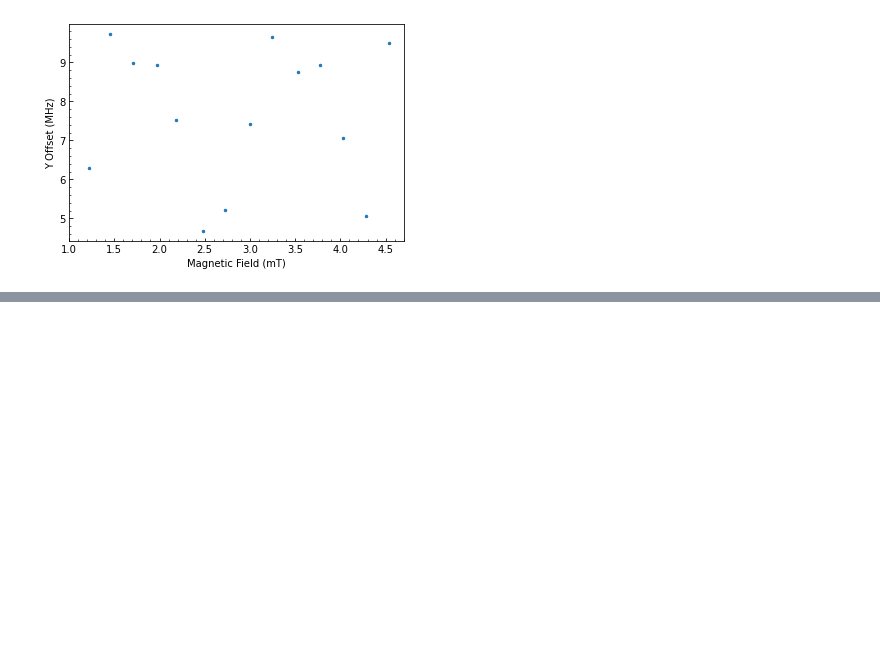
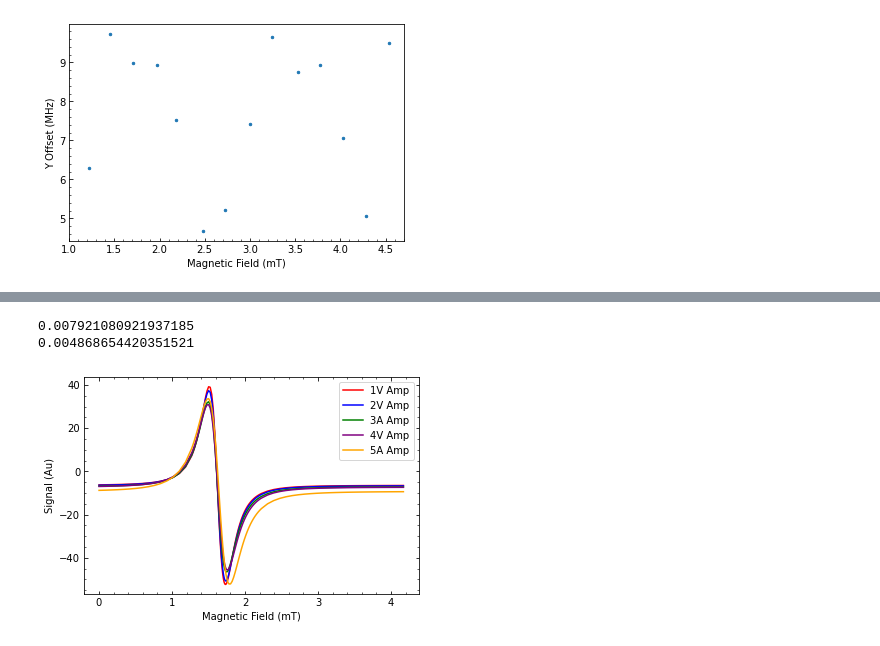
Before and after one commit to matsr22/Phys-382-EPR, a Jupyter notebook: Lock-In data/Data Analysis Jupyter.ipynb, the cells around one changed output, grey strips where cells are left out. Saved outputs shown, nothing was run; the diff lists cells and outputs as text; code cells hidden in the pictures; blank space fills up the shorter version.

```diff
--- a/Lock-In data/Data Analysis Jupyter.ipynb
+++ b/Lock-In data/Data Analysis Jupyter.ipynb
@@ -257,0 +251,64 @@ plt.show()
+# %%
+
+plot,ax = plt.subplots()
+counter1 = 0
+counter2 = 0
+
+widths = []
+
+colorset = ["red","blue","green","purple","orange","black","yellow"]
+
+for i,sheet in enumerate(data):
+    MagFields = data[sheet]["MagField"].to_numpy()
+    SignalAmps = data[sheet]["Amplitude"].to_numpy()
+
+    if (sheet[0] == '2'):
+        SignalAmps = SignalAmps*0.5
+    if (sheet[0] == '3'):
+        SignalAmps = SignalAmps*0.33333333333333333
+
+    #ax.scatter(MagFields,SignalAmps,s=4,c=colorset[i])
+
+    ax.tick_params(which="both",direction= "in",top=True,right=True)
+    ax.minorticks_on()
+    ax.set_xlabel("Magnetic Field (mT)")
+    ax.set_ylabel("Signal (Au)")
+
+    maxLoc = MagFields[np.argmax(SignalAmps)]
+    minLoc = MagFields[np.argmin(SignalAmps)]
+    centre = (minLoc-maxLoc)/2 + maxLoc
+
+    guessGuass =[-(np.max(SignalAmps)/0.60653)*minLoc-maxLoc,centre, ((minLoc-maxLoc)/2),0]
+    guessLorentz = [((np.max(SignalAmps))*(((minLoc-maxLoc)/2)/0.28869)**2)/0.826,centre, ((minLoc-maxLoc)/2)/0.28869,0]
+
+
+
+    funcUsed = lorentzDerivative
+
+    popt, pcov = scipy.optimize.curve_fit(funcUsed, MagFields, SignalAmps, p0=guessLorentz)
+
+    widths.append(popt[1])
+
+    Amp, Loc, SDev,d = popt
+
+    AmpErr,LocErr,SDevErr,dErr = sqrt(diag(pcov))
+
+    signalData = funcUsed(MagFields,Amp,Loc,SDev,d)
+
+    line, = ax.plot(MagFields,signalData,c=colorset[i])
+    line.set_label(sheet)
+
+widths = np.array(widths)
+
+print(np.std(widths))
+print(np.std(widths)/np.average(widths))
+
+ax.legend()
+
+plt.savefig(os.path.join(r"C:\Users\matth\Documents\Phys 382\Lock-In data\Finalised Plots","Varying Amps"+".jpg"),bbox_inches='tight',dpi=400)
+
+plt.show()
+# %% [output]
+0.007921080921937185
+0.004868654420351521
+[figure, added]
```
Also changed, not shown: parts of 4 cells of this notebook, 4 other files.
